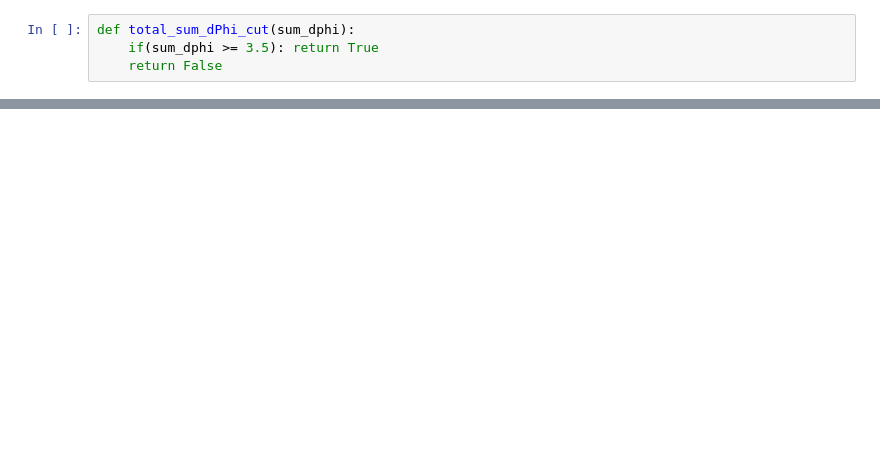
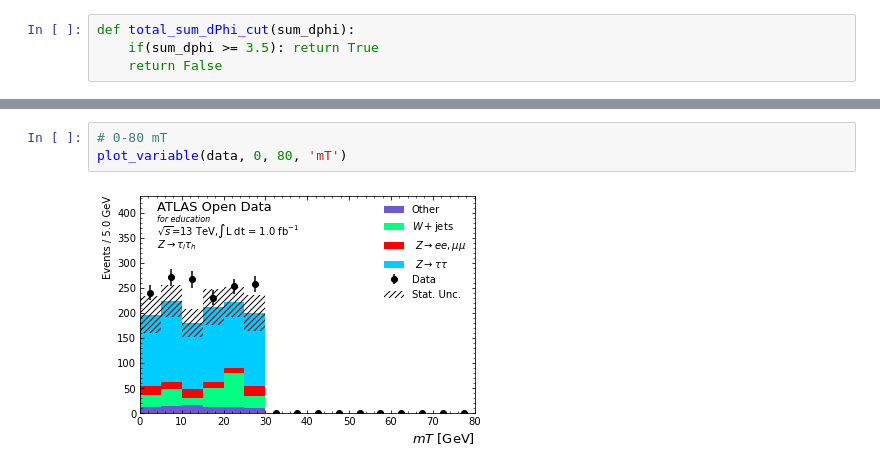
Before and after one commit to Miagarciaru/Beyond_Research_2021_2, a Jupyter notebook: notebooks-python/ZtautauAnalysis.ipynb, the cells around one changed output, grey strips where cells are left out. Cells and saved outputs as stored; diff of their text form; blank space fills up the shorter version.

```diff
--- a/notebooks-python/ZtautauAnalysis.ipynb
+++ b/notebooks-python/ZtautauAnalysis.ipynb
@@ -749,0 +635,5 @@ plot_mT(data)
+# %%
+# 0-80 mT
+plot_variable(data, 0, 80, 'mT')
+# %% [output]
+[figure, added]
```
Also changed, not shown: parts of 62 cells of this notebook.
